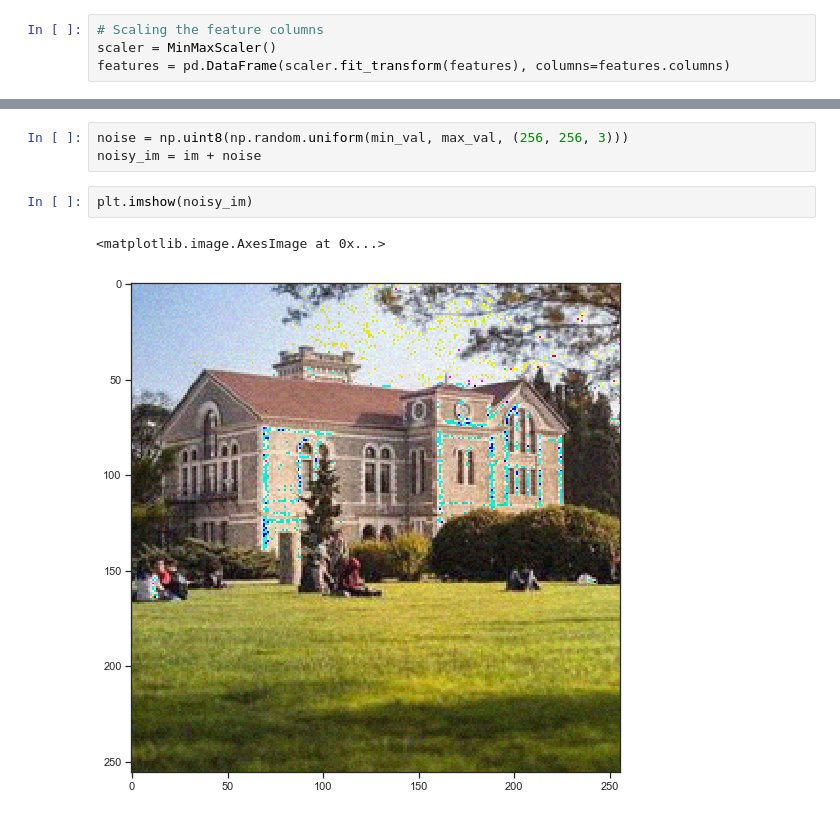
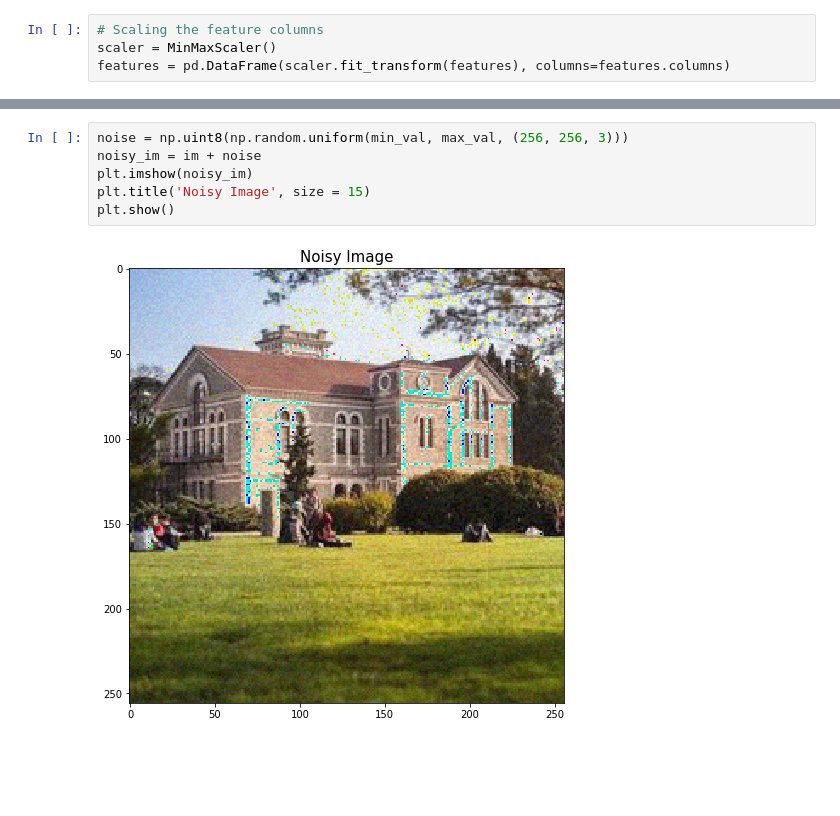
Before and after one commit to BU-IE-582/fall19-sarikayamerts, a Jupyter notebook: hw2/Assignment2.ipynb, the cells around one changed output, grey strips where cells are left out. Drawn from its saved outputs; the diff is of its cells as text; blank space fills up the shorter version.

```diff
--- a/hw2/Assignment2.ipynb
+++ b/hw2/Assignment2.ipynb
@@ -116,10 +91,10 @@ print(min_val, max_val)
 # %%
 noise = np.uint8(np.random.uniform(min_val, max_val, (256, 256, 3)))
 noisy_im = im + noise
+plt.imshow(noisy_im)
+plt.title('Noisy Image', size = 15)
+plt.show()
+# %% [output]
+[figure, added]
-# %%
-plt.imshow(noisy_im)
-# %% [output]
-<matplotlib.image.AxesImage at 0x...>
-[figure, removed]
 # %%
 figure, plots = plt.subplots(ncols=3, nrows=1)
```
Also changed, not shown: parts of 27 cells of this notebook.
